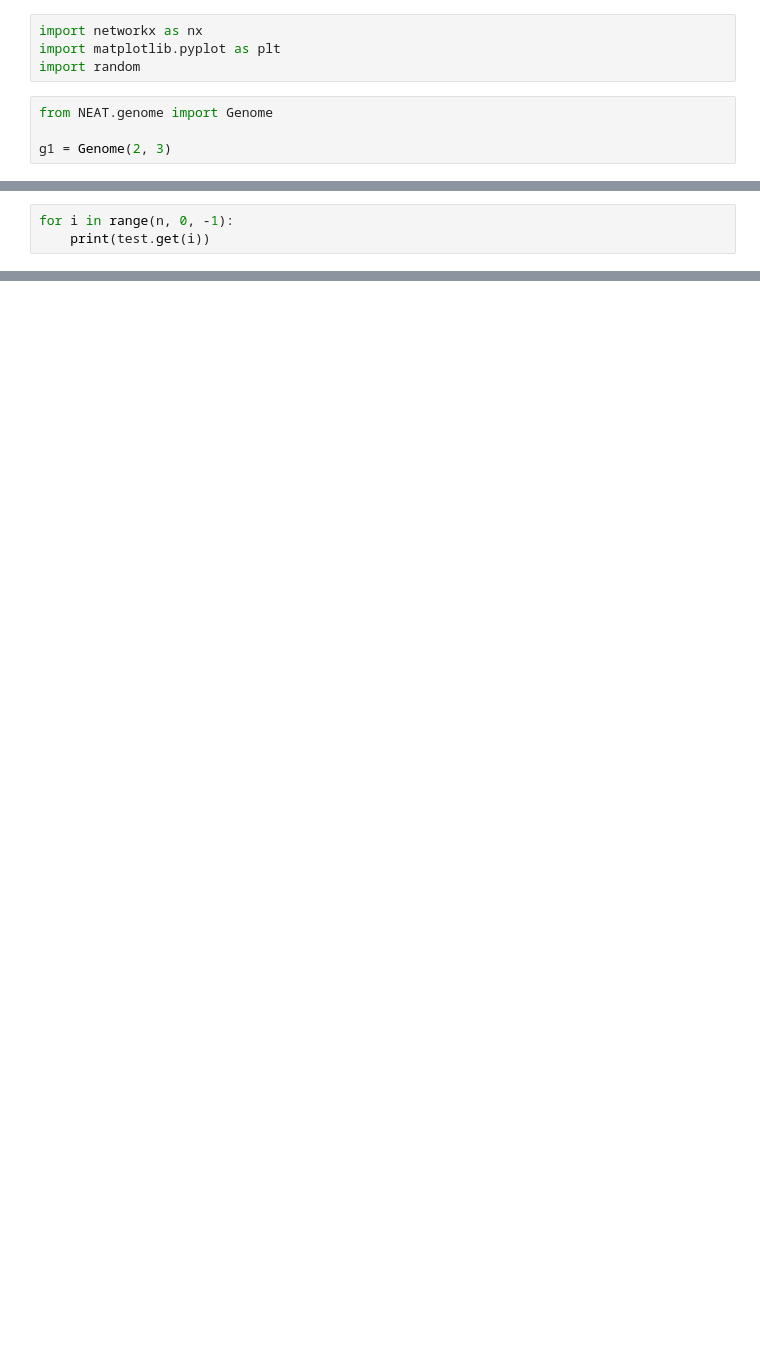
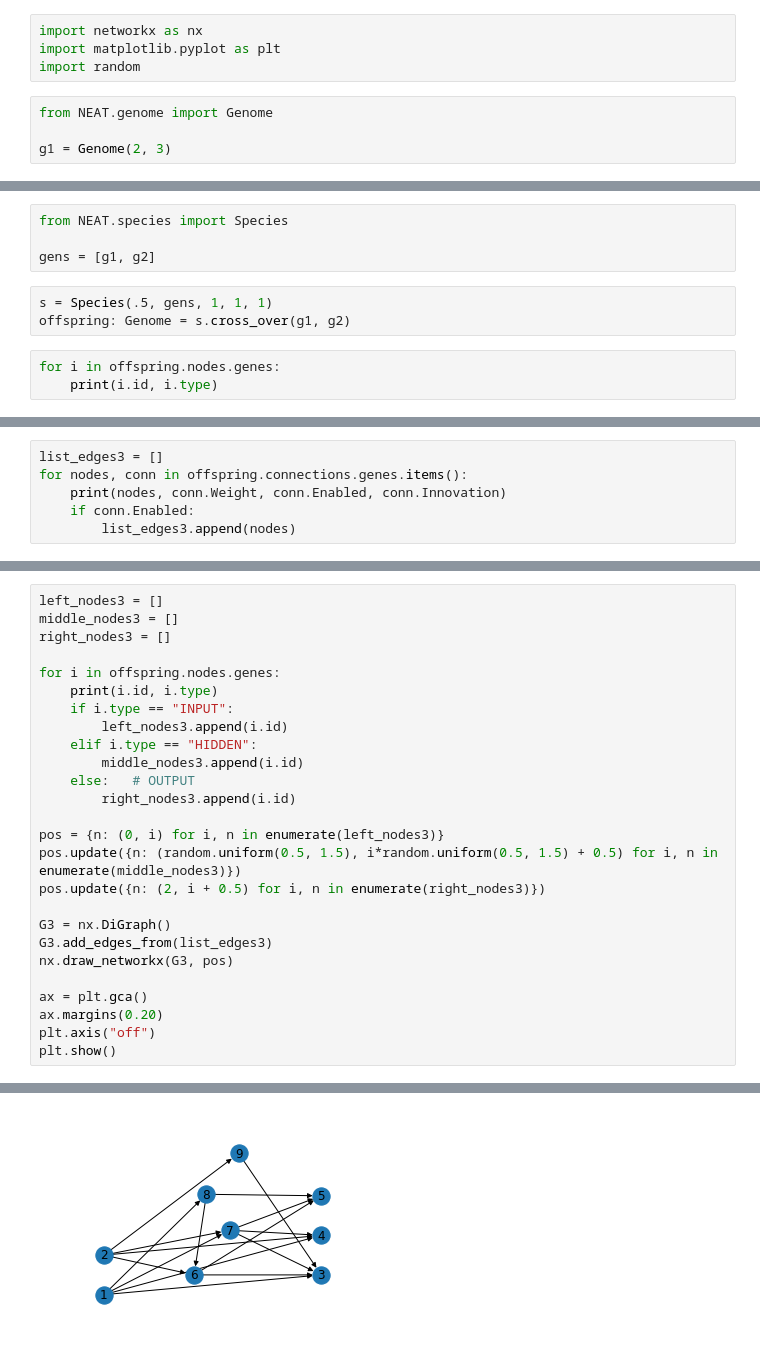
Before and after one commit to esuazo2601/Proyecto_Guiado, a Jupyter notebook: probando.ipynb, the cells around one changed output, grey strips where cells are left out. Cells and saved outputs as stored; diff of their text form; blank space fills up the shorter version.

```diff
--- a/probando.ipynb
+++ b/probando.ipynb
@@ -132,4 +157,11 @@ n
+# %%
+from NEAT.species import Species
+
+gens = [g1, g2]
+# %%
+s = Species(.5, gens, 1, 1, 1)
+offspring: Genome = s.cross_over(g1, g2)
 # %%
-for i in range(n, 0, -1):
-    print(test.get(i))
+for i in offspring.nodes.genes:
+    print(i.id, i.type)
 # %% [output]
@@ -139,0 +177,6 @@ for i in range(n, 0, -1):
+# %%
+list_edges3 = []
+for nodes, conn in offspring.connections.genes.items():
+    print(nodes, conn.Weight, conn.Enabled, conn.Innovation)
+    if conn.Enabled:
+        list_edges3.append(nodes)
@@ -139,0 +204,27 @@ for i in range(n, 0, -1):
+# %%
+left_nodes3 = []
+middle_nodes3 = []
+right_nodes3 = []
+
+for i in offspring.nodes.genes:
+    print(i.id, i.type)
+    if i.type == "INPUT":
+        left_nodes3.append(i.id)
+    elif i.type == "HIDDEN":
+        middle_nodes3.append(i.id)
+    else:   # OUTPUT
+        right_nodes3.append(i.id)
+
+pos = {n: (0, i) for i, n in enumerate(left_nodes3)}
+pos.update({n: (random.uniform(0.5, 1.5), i*random.uniform(0.5, 1.5) + 0.5) for i, n in enumerate(middle_nodes3)})
+pos.update({n: (2, i + 0.5) for i, n in enumerate(right_nodes3)})
+
+G3 = nx.DiGraph()
+G3.add_edges_from(list_edges3)
+nx.draw_networkx(G3, pos)
+
+ax = plt.gca()
+ax.margins(0.20)
+plt.axis("off")
+plt.show()
+# %% [output]
@@ -139,0 +240 @@ for i in range(n, 0, -1):
+[figure, added]
```
Also changed, not shown: parts of 17 cells of this notebook, 3 other files.
